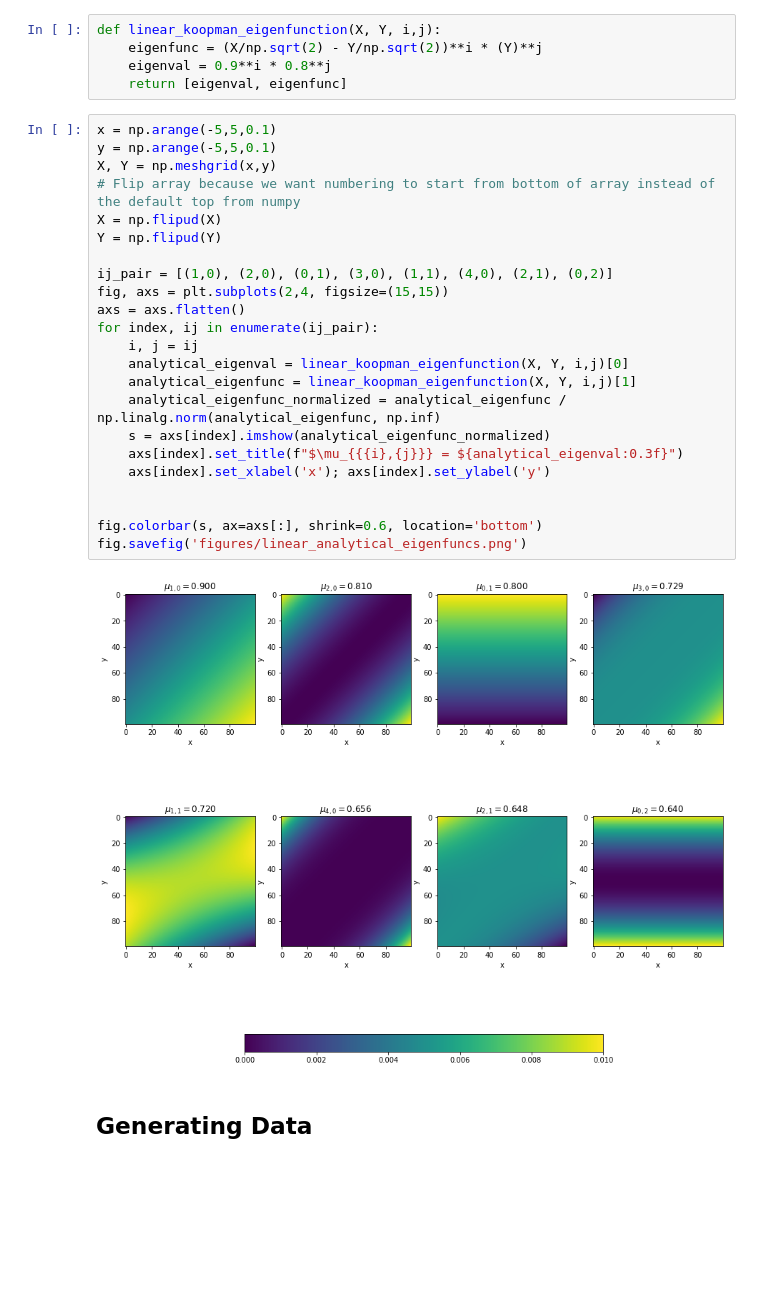
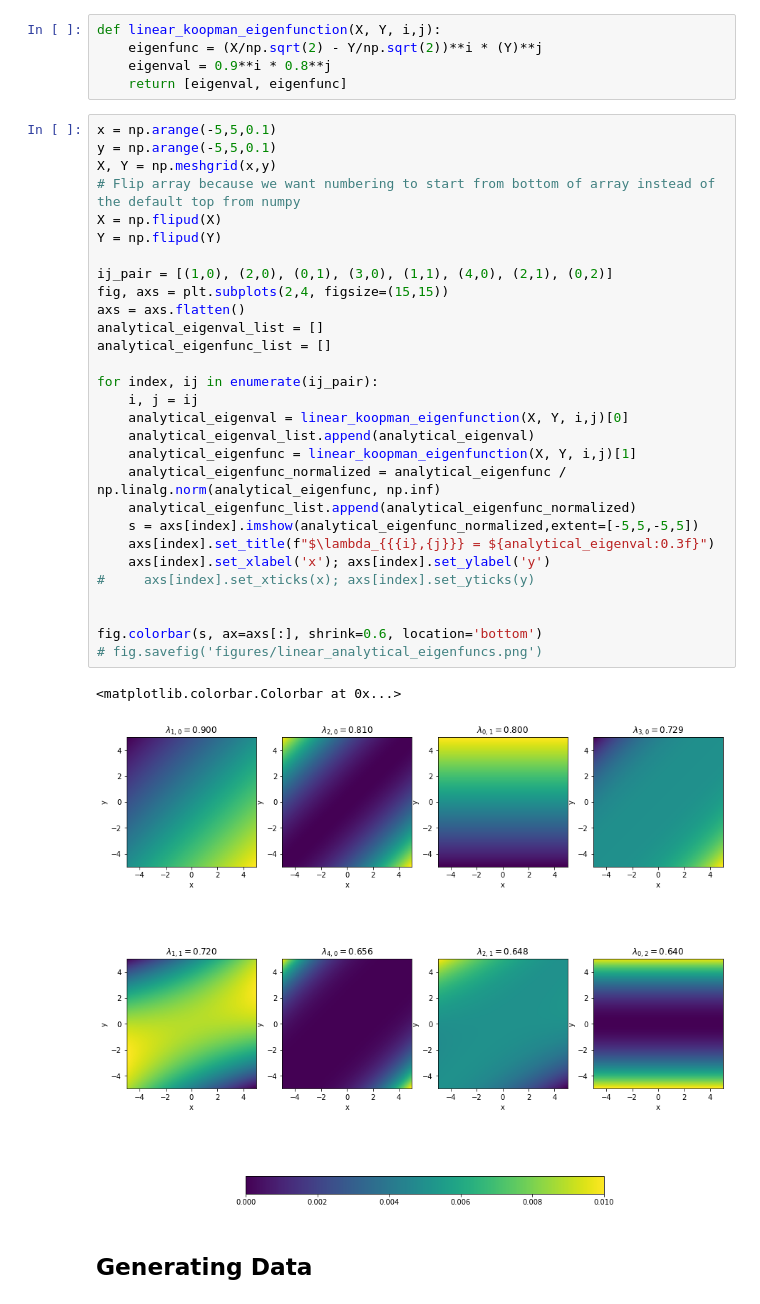
Before and after one commit to waleedbinkhalid74/ml_cms_final_project, a Jupyter notebook: ml_cms_final_proj_task_4_part_2.ipynb, the cells around one changed output. Saved outputs shown, nothing was run; the diff lists cells and outputs as text; blank space fills up the shorter version.

```diff
--- a/ml_cms_final_proj_task_4.ipynb
+++ b/ml_cms_final_proj_task_4_part_2.ipynb
@@ -86,28 +92,35 @@ def linear_koopman_eigenfunction(X, Y, i,j):
 # %%
 x = np.arange(-5,5,0.1)
 y = np.arange(-5,5,0.1)
 X, Y = np.meshgrid(x,y)
 # Flip array because we want numbering to start from bottom of array instead of the default top from numpy
 X = np.flipud(X)
 Y = np.flipud(Y)
 
 ij_pair = [(1,0), (2,0), (0,1), (3,0), (1,1), (4,0), (2,1), (0,2)]
 fig, axs = plt.subplots(2,4, figsize=(15,15))
 axs = axs.flatten()
+analytical_eigenval_list = []
+analytical_eigenfunc_list = []
+
 for index, ij in enumerate(ij_pair):
     i, j = ij
     analytical_eigenval = linear_koopman_eigenfunction(X, Y, i,j)[0]
+    analytical_eigenval_list.append(analytical_eigenval)
     analytical_eigenfunc = linear_koopman_eigenfunction(X, Y, i,j)[1]
     analytical_eigenfunc_normalized = analytical_eigenfunc / np.linalg.norm(analytical_eigenfunc, np.inf)
-    s = axs[index].imshow(analytical_eigenfunc_normalized)
-    axs[index].set_title(f"$\mu_{{{i},{j}}} = ${analytical_eigenval:0.3f}")
+    analytical_eigenfunc_list.append(analytical_eigenfunc_normalized)
+    s = axs[index].imshow(analytical_eigenfunc_normalized,extent=[-5,5,-5,5])
+    axs[index].set_title(f"$\lambda_{{{i},{j}}} = ${analytical_eigenval:0.3f}")
     axs[index].set_xlabel('x'); axs[index].set_ylabel('y')
+#     axs[index].set_xticks(x); axs[index].set_yticks(y)
 
 
 fig.colorbar(s, ax=axs[:], shrink=0.6, location='bottom')
-fig.savefig('figures/linear_analytical_eigenfuncs.png')
+# fig.savefig('figures/linear_analytical_eigenfuncs.png')
 # %% [output]
+<matplotlib.colorbar.Colorbar at 0x...>
-[figure, old version]
+[figure, new version]
 # %% [markdown]
 ## Generating Data
 # %%
```
Also changed, not shown: parts of 10 cells of this notebook, 3 other files.
